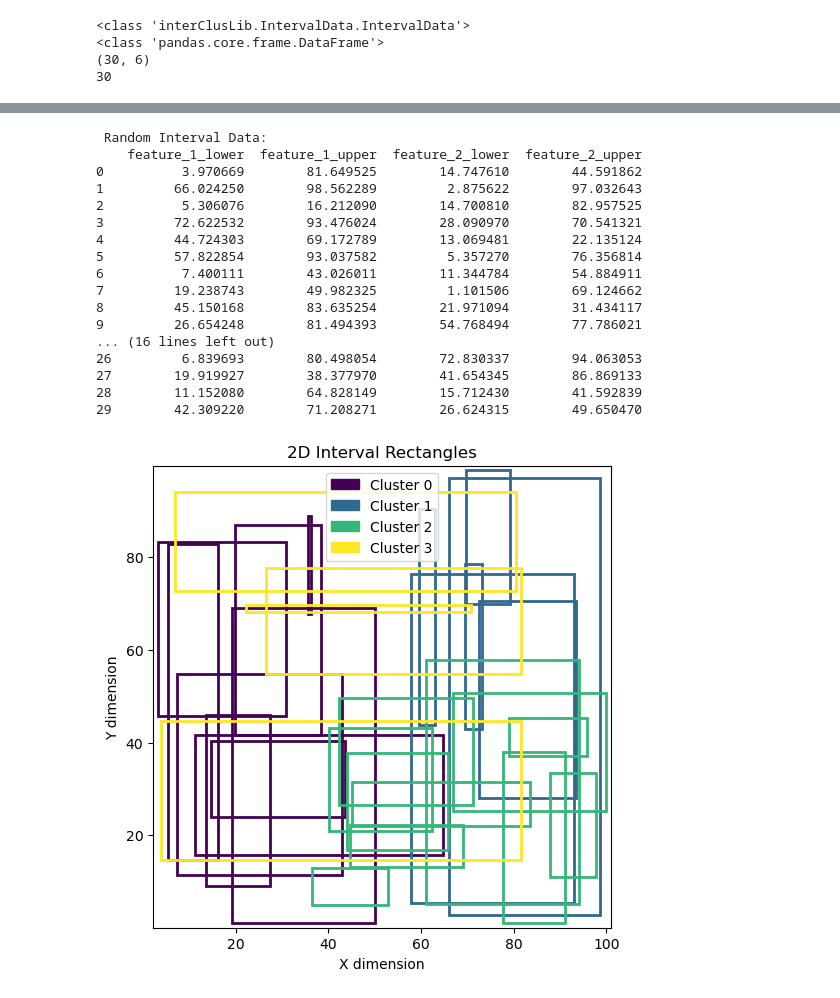
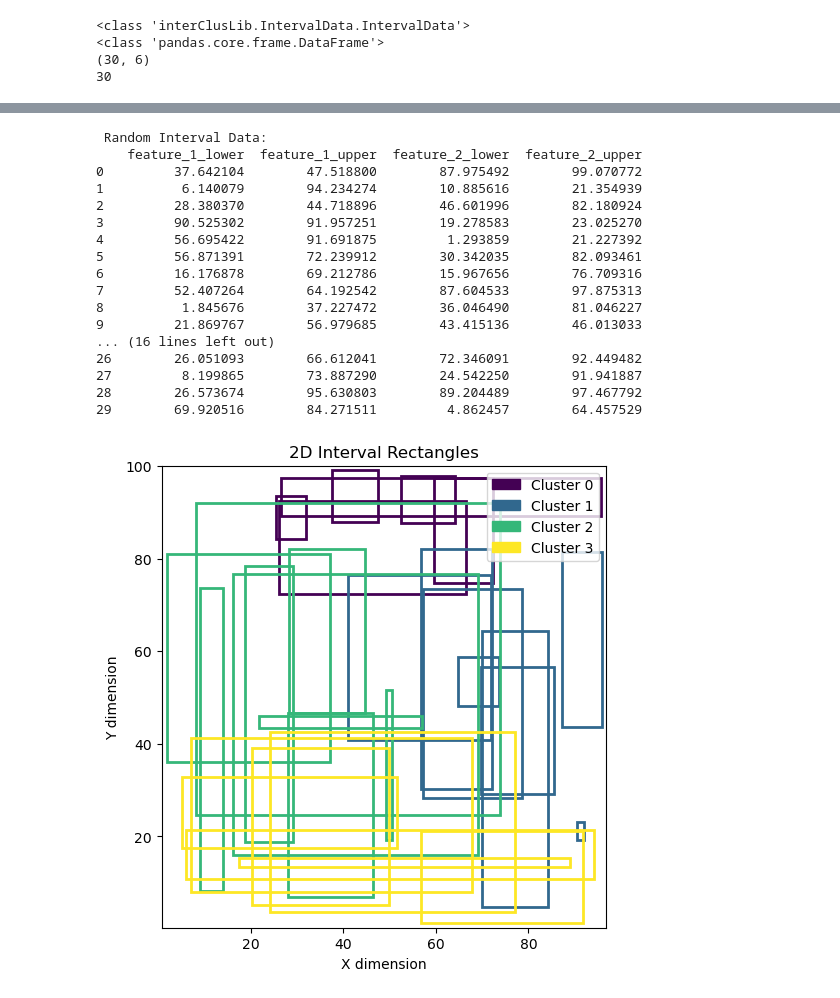
Before and after one commit to hchaenc/InterClusLib, a Jupyter notebook: examples/example_measurements.ipynb, the cells around one changed output, grey strips where cells are left out. Drawn from its saved outputs; the diff is of its cells as text; code cells hidden in the pictures.

```diff
--- a/examples/example_measurements.ipynb
+++ b/examples/example_measurements.ipynb
@@ -169,5 +169,5 @@ plot_intervals_3D(random_data.get_intervals(), model.labels_)
 # %%
-random_data = IntervalData.random_data(30, 1)
+
 print("\n Random Interval Data:")
 print(random_data.data)
 
@@ -176,7 +176,6 @@ model.fit(random_data.get_intervals())
 
 plot_intervals_as_squares(random_data.get_intervals(), model.labels_)
 
-random_data = IntervalData.random_data(30, 2)
 
 model = IntervalKMeans(n_clusters=4,max_iter=20,tol=1e-4,random_state=42)
 model.fit(random_data.get_intervals())
@@ -205,28 +204,28 @@ plot_2d_intervals(random_data.get_intervals(), model.labels_)
 # %%
-random_data = IntervalData.random_data(30, 2)
+
 print("\n Random Interval Data:")
 print(random_data.data)
 
 model = IntervalKMeans(n_clusters=4,max_iter=20,tol=1e-4,random_state=42)
 model.fit(random_data.get_intervals())
 
 plot_2d_intervals(random_data.get_intervals(), model.labels_)
 # %% [output]
  Random Interval Data:
     feature_1_lower  feature_1_upper  feature_2_lower  feature_2_upper
-0          3.970669        81.649525        14.747610        44.591862
-1         66.024250        98.562289         2.875622        97.032643
-2          5.306076        16.212090        14.700810        82.957525
-3         72.622532        93.476024        28.090970        70.541321
-4         44.724303        69.172789        13.069481        22.135124
-5         57.822854        93.037582         5.357270        76.356814
-6          7.400111        43.026011        11.344784        54.884911
-7         19.238743        49.982325         1.101506        69.124662
-8         45.150168        83.635254        21.971094        31.434117
-9         26.654248        81.494393        54.768494        77.786021
+0         37.642104        47.518800        87.975492        99.070772
+1          6.140079        94.234274        10.885616        21.354939
+2         28.380370        44.718896        46.601996        82.180924
+3         90.525302        91.957251        19.278583        23.025270
+4         56.695422        91.691875         1.293859        21.227392
+5         56.871391        72.239912        30.342035        82.093461
+6         16.176878        69.212786        15.967656        76.709316
+7         52.407264        64.192542        87.604533        97.875313
+8          1.845676        37.227472        36.046490        81.046227
+9         21.869767        56.979685        43.415136        46.013033
 ... (16 lines left out)
-26         6.839693        80.498054        72.830337        94.063053
-27        19.919927        38.377970        41.654345        86.869133
-28        11.152080        64.828149        15.712430        41.592839
-29        42.309220        71.208271        26.624315        49.650470
+26        26.051093        66.612041        72.346091        92.449482
+27         8.199865        73.887290        24.542250        91.941887
+28        26.573674        95.630803        89.204489        97.467792
+29        69.920516        84.271511         4.862457        64.457529
-[figure, old version]
+[figure, new version]
```
Also changed, not shown: parts of 6 cells of this notebook, 2 other files.
